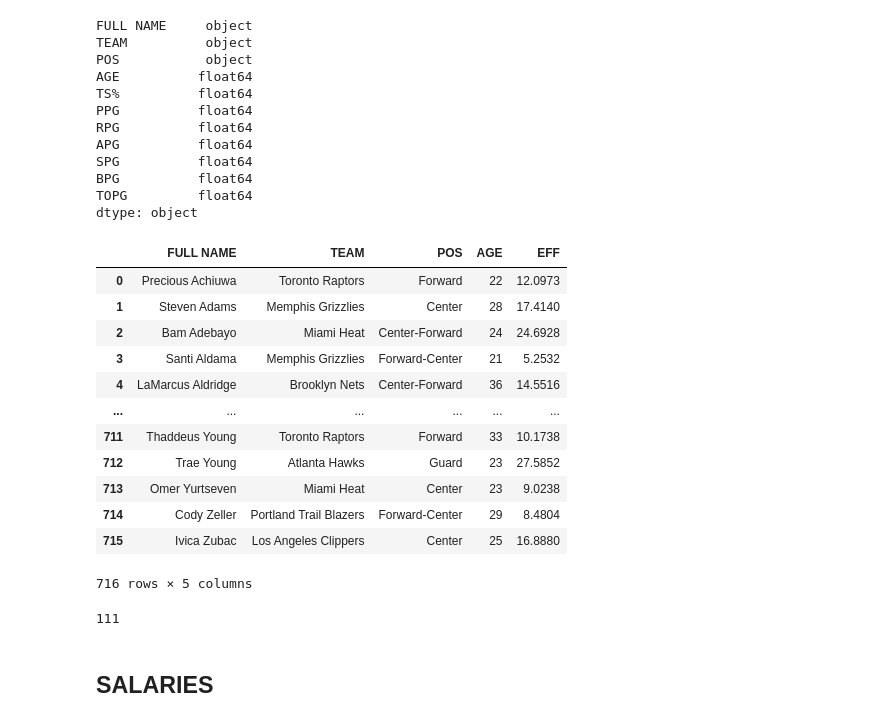
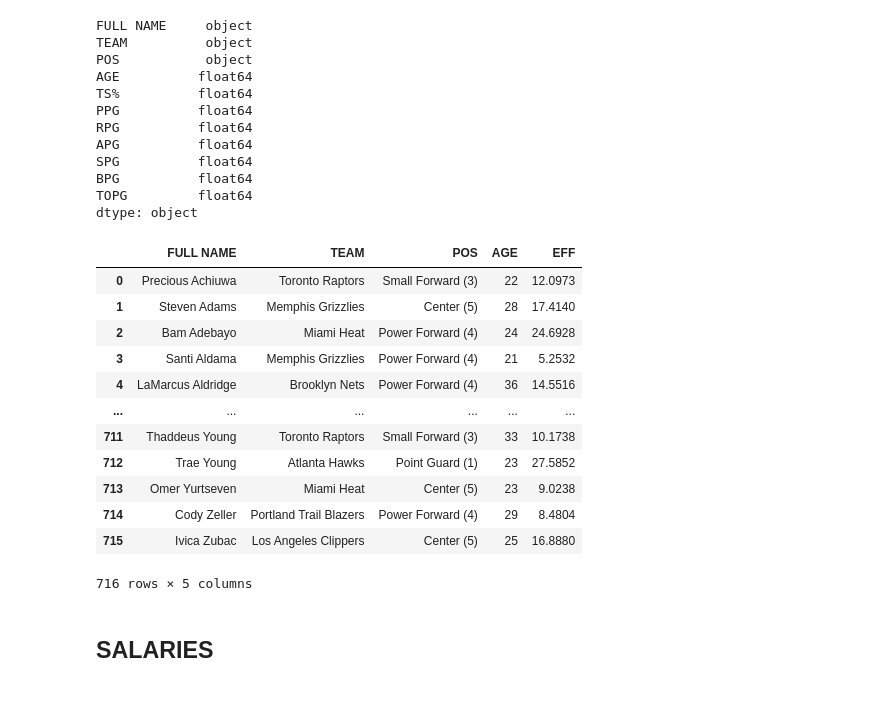
Before and after one commit to marcdalmaum/project_2, a Jupyter notebook: project_2.ipynb, the cells around one changed output. Saved outputs shown, nothing was run; the diff lists cells and outputs as text; code cells hidden in the pictures.

```diff
--- a/project_2.ipynb
+++ b/project_2.ipynb
@@ -69,27 +77,25 @@ df_2['EFF'] = df_2['PPG'] + df_2['RPG'] + df_2['APG'] + df_2['SPG'] + df_2['BPG'
 df_2.drop(columns=['TS%','PPG','RPG','APG','SPG','BPG','TOPG','MPPG'], inplace=True)
 # %%
+# Cleaning the remaining columns
+
 df_2['TEAM'] = df_2['TEAM'].replace('Tor','Toronto Raptors').replace('Mem','Memphis Grizzlies').replace('Mia','Miami Heat').replace('Bro','Brooklyn Nets').replace('Nor','New Orleans Pelicans').replace('Uta','Utah Jazz').replace('Mil','Milwaukee Bucks').replace('Cle','Cleveland Cavaliers').replace('Ind','Indiana Pacers').replace('Lal','Los Angeles Lakers').replace('Orl','Orlando Magic').replace('Nyk','New York Knicks').replace('Nor','New Orleans Pelicans').replace('Hou','Houston Rockets').replace('Was','Washington Wizards').replace('Pho','Phoenix Suns').replace('Sac','Sacramento Kings').replace('Det','Detroit Pistons').replace('Cha','Charlotte Hornets').replace('Chi','Chicago Bulls').replace('Atl','Atlanta Hawks').replace('Den','Denver Nuggets').replace('Phi','Philadelphia 76ers').replace('San','San Antonio Spurs').replace('Lac','Los Angeles Clippers').replace('Okc','Oklahoma City Thunder').replace('Min','Minnesota Timberwolves').replace('Dal','Dallas Mavericks').replace('Gol','Golden State Warriors').replace('Por','Portland Trail Blazers').replace('Bos','Boston Celtics')
-df_2['POS'] = df_2['POS'].replace('G','Guard').replace('F','Forward').replace('C','Center').replace('C-F','Center-Forward').replace('F-C','Forward-Center').replace('F-G','Forward-Guard').replace('G-F','Guard-Forward')
+df_2['POS'] = df_2['POS'].replace('G','Point Guard (1)').replace('F','Small Forward (3)').replace('C','Center (5)').replace('C-F','Power Forward (4)').replace('F-C','Power Forward (4)').replace('F-G','Shooting Guard (2)').replace('G-F','Shooting Guard (2)')
 df_2['AGE'] = df_2['AGE'].astype(int)
 df_2
 # %% [output]
 |  | FULL NAME | TEAM | POS | AGE | EFF |
-| 0 | Precious Achiuwa | Toronto Raptors | Forward | 22 | 12.0973 |
-| 1 | Steven Adams | Memphis Grizzlies | Center | 28 | 17.4140 |
-| 2 | Bam Adebayo | Miami Heat | Center-Forward | 24 | 24.6928 |
-| 3 | Santi Aldama | Memphis Grizzlies | Forward-Center | 21 | 5.2532 |
-| 4 | LaMarcus Aldridge | Brooklyn Nets | Center-Forward | 36 | 14.5516 |
+| 0 | Precious Achiuwa | Toronto Raptors | Small Forward (3) | 22 | 12.0973 |
+| 1 | Steven Adams | Memphis Grizzlies | Center (5) | 28 | 17.4140 |
+| 2 | Bam Adebayo | Miami Heat | Power Forward (4) | 24 | 24.6928 |
+| 3 | Santi Aldama | Memphis Grizzlies | Power Forward (4) | 21 | 5.2532 |
+| 4 | LaMarcus Aldridge | Brooklyn Nets | Power Forward (4) | 36 | 14.5516 |
 | ... | ... | ... | ... | ... | ... |
-| 711 | Thaddeus Young | Toronto Raptors | Forward | 33 | 10.1738 |
-| 712 | Trae Young | Atlanta Hawks | Guard | 23 | 27.5852 |
-| 713 | Omer Yurtseven | Miami Heat | Center | 23 | 9.0238 |
-| 714 | Cody Zeller | Portland Trail Blazers | Forward-Center | 29 | 8.4804 |
-| 715 | Ivica Zubac | Los Angeles Clippers | Center | 25 | 16.8880 |
+| 711 | Thaddeus Young | Toronto Raptors | Small Forward (3) | 33 | 10.1738 |
+| 712 | Trae Young | Atlanta Hawks | Point Guard (1) | 23 | 27.5852 |
+| 713 | Omer Yurtseven | Miami Heat | Center (5) | 23 | 9.0238 |
+| 714 | Cody Zeller | Portland Trail Blazers | Power Forward (4) | 29 | 8.4804 |
+| 715 | Ivica Zubac | Los Angeles Clippers | Center (5) | 25 | 16.8880 |
 716 rows × 5 columns
-# %%
-df_2['FULL NAME'].duplicated().sum()
-# %% [output]
-111
 # %% [markdown]
 ## SALARIES
 # %%
```
Also changed, not shown: parts of 21 cells of this notebook.
